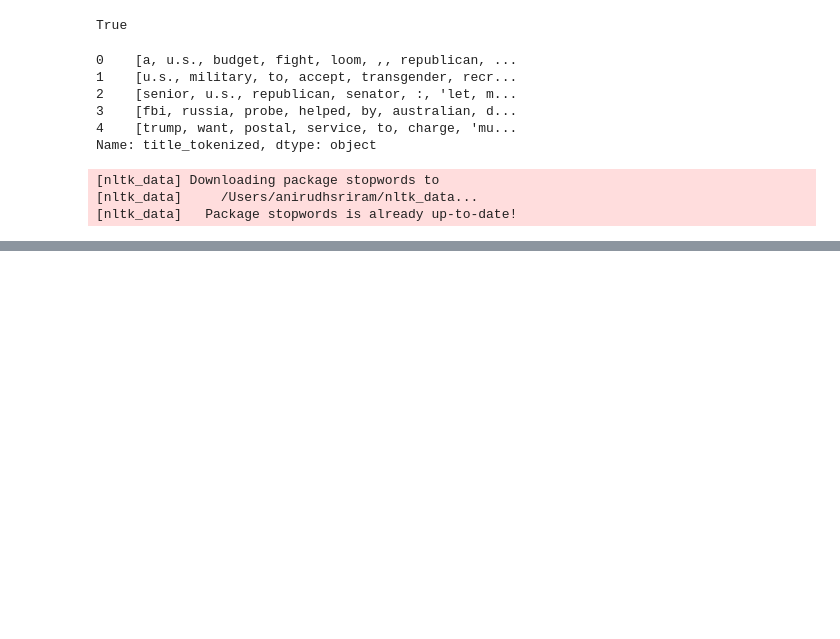
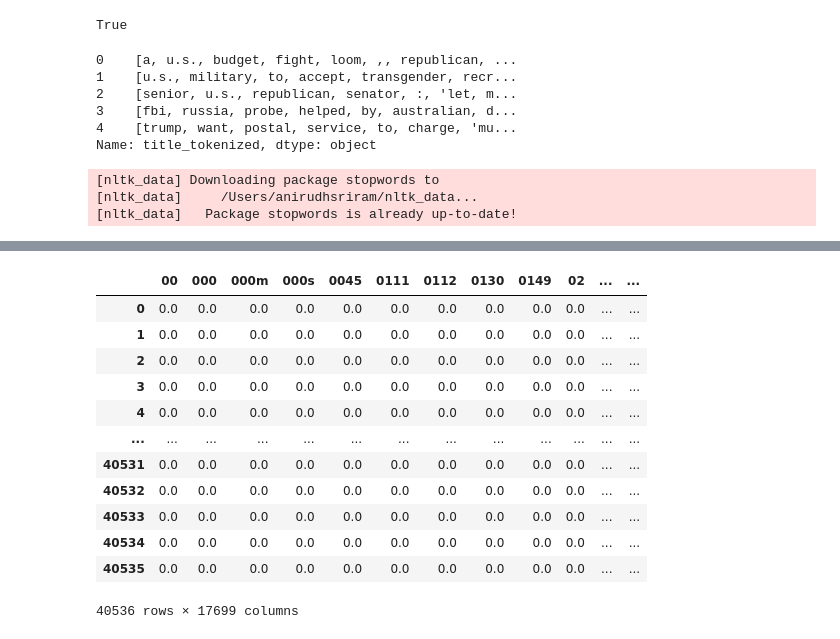
Before and after one commit to ani2796/fake-news-detector, a Jupyter notebook: datasets/Models.ipynb, the cells around one changed output, grey strips where cells are left out. Cells and saved outputs as stored; diff of their text form; code cells hidden in the pictures; blank space fills up the shorter version.

```diff
--- a/datasets/Models.ipynb
+++ b/datasets/Models.ipynb
@@ -106,0 +89,2 @@ x_tfidf.
+# %%
+isot_dataset = pd.read_csv('./ISOT/combined_tokenized_stopword_removed.csv')
@@ -106,0 +98,16 @@ x_tfidf.
+# %%
+x_tfidf
+# %% [output]
+|  | 00 | 000 | 000m | 000s | 0045 | 0111 | 0112 | 0130 | 0149 | 02 | ... | ... |
+| 0 | 0.0 | 0.0 | 0.0 | 0.0 | 0.0 | 0.0 | 0.0 | 0.0 | 0.0 | 0.0 | ... | ... |
+| 1 | 0.0 | 0.0 | 0.0 | 0.0 | 0.0 | 0.0 | 0.0 | 0.0 | 0.0 | 0.0 | ... | ... |
+| 2 | 0.0 | 0.0 | 0.0 | 0.0 | 0.0 | 0.0 | 0.0 | 0.0 | 0.0 | 0.0 | ... | ... |
+| 3 | 0.0 | 0.0 | 0.0 | 0.0 | 0.0 | 0.0 | 0.0 | 0.0 | 0.0 | 0.0 | ... | ... |
+| 4 | 0.0 | 0.0 | 0.0 | 0.0 | 0.0 | 0.0 | 0.0 | 0.0 | 0.0 | 0.0 | ... | ... |
+| ... | ... | ... | ... | ... | ... | ... | ... | ... | ... | ... | ... | ... |
+| 40531 | 0.0 | 0.0 | 0.0 | 0.0 | 0.0 | 0.0 | 0.0 | 0.0 | 0.0 | 0.0 | ... | ... |
+| 40532 | 0.0 | 0.0 | 0.0 | 0.0 | 0.0 | 0.0 | 0.0 | 0.0 | 0.0 | 0.0 | ... | ... |
+| 40533 | 0.0 | 0.0 | 0.0 | 0.0 | 0.0 | 0.0 | 0.0 | 0.0 | 0.0 | 0.0 | ... | ... |
+| 40534 | 0.0 | 0.0 | 0.0 | 0.0 | 0.0 | 0.0 | 0.0 | 0.0 | 0.0 | 0.0 | ... | ... |
+| 40535 | 0.0 | 0.0 | 0.0 | 0.0 | 0.0 | 0.0 | 0.0 | 0.0 | 0.0 | 0.0 | ... | ... |
+40536 rows × 17699 columns
```
Also changed, not shown: parts of 18 cells of this notebook.
